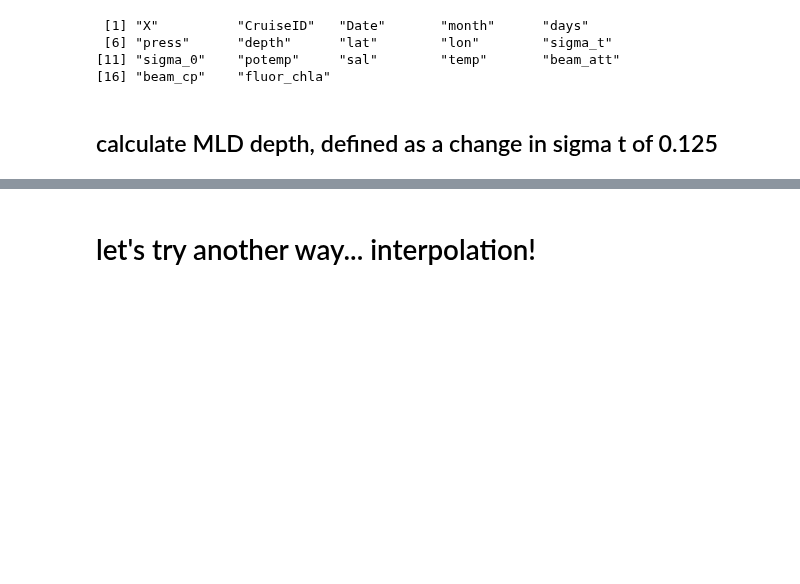
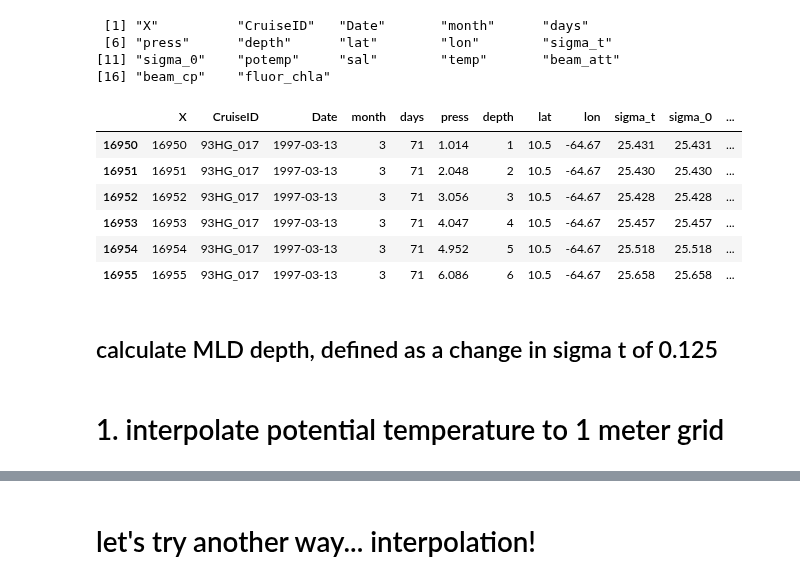
Before and after one commit to ben1post/BennyPhD, a Jupyter notebook: CaRiaco/RegimeShiftNotebooks/MLD_timeseries_analysis.R.ipynb, the cells around one changed output, grey strips where cells are left out. Cells and saved outputs as stored; diff of their text form; code cells hidden in the pictures; blank space fills up the shorter version.

```diff
--- a/CaRiaco/RegimeShiftNotebooks/MLD_timeseries_analysis.R.ipynb
+++ b/CaRiaco/RegimeShiftNotebooks/MLD_timeseries_analysis.R.ipynb
@@ -19,6 +24,16 @@ names(ctd)
  [6] "press"      "depth"      "lat"        "lon"        "sigma_t"
 [11] "sigma_0"    "potemp"     "sal"        "temp"       "beam_att"
 [16] "beam_cp"    "fluor_chla"
+# %%
+head(ctd[ctd$Date=="1997-03-13",])
+# %% [output]
+|  | X | CruiseID | Date | month | days | press | depth | lat | lon | sigma_t | sigma_0 | ... |
+| 16950 | 16950 | 93HG_017 | 1997-03-13 | 3 | 71 | 1.014 | 1 | 10.5 | -64.67 | 25.431 | 25.431 | ... |
+| 16951 | 16951 | 93HG_017 | 1997-03-13 | 3 | 71 | 2.048 | 2 | 10.5 | -64.67 | 25.430 | 25.430 | ... |
+| 16952 | 16952 | 93HG_017 | 1997-03-13 | 3 | 71 | 3.056 | 3 | 10.5 | -64.67 | 25.428 | 25.428 | ... |
+| 16953 | 16953 | 93HG_017 | 1997-03-13 | 3 | 71 | 4.047 | 4 | 10.5 | -64.67 | 25.457 | 25.457 | ... |
+| 16954 | 16954 | 93HG_017 | 1997-03-13 | 3 | 71 | 4.952 | 5 | 10.5 | -64.67 | 25.518 | 25.518 | ... |
+| 16955 | 16955 | 93HG_017 | 1997-03-13 | 3 | 71 | 6.086 | 6 | 10.5 | -64.67 | 25.658 | 25.658 | ... |
 # %% [markdown]
 ## calculate MLD depth, defined as a change in sigma t of 0.125
 # %%
@@ -29,3 +44,5 @@ mld_depth <- ctd %>%
   filter(belowmld == T) %>% # only take "True" values
   slice(1) %>% # takes the first occurrence
   ungroup() #removes grouping
+# %% [markdown]
+# 1. interpolate potential temperature to 1 meter grid
```
Also changed, not shown: parts of 19 cells of this notebook, 9 other files.
